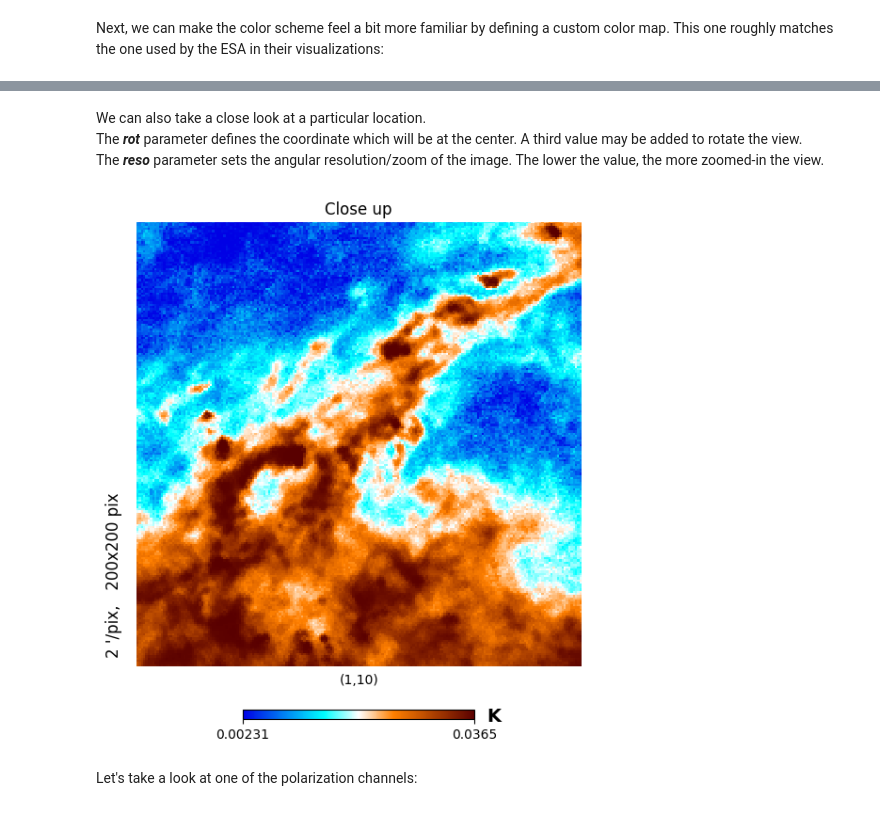
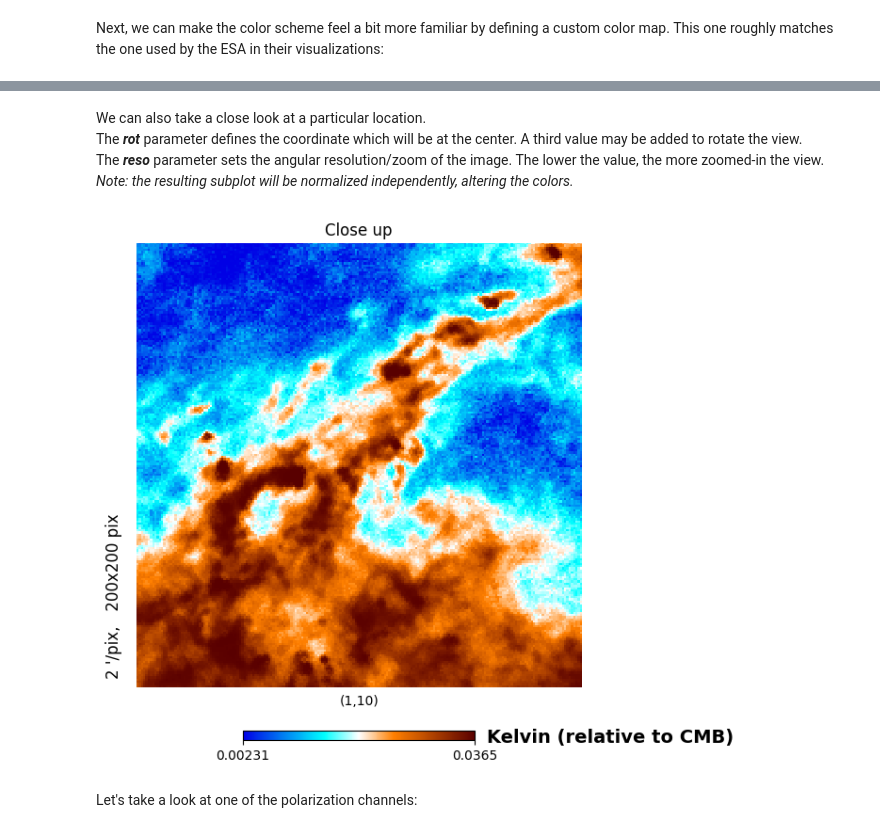
Before and after one commit to asc-csa/Planck-Telescope-Data-Tutorial, a Jupyter notebook: Planck_Telescope_Data_Tutorial.ipynb, the cells around one changed output, grey strips where cells are left out. Cells and saved outputs as stored; diff of their text form; code cells hidden in the pictures.

```diff
--- a/Planck_Telescope_Data_Tutorial.ipynb
+++ b/Planck_Telescope_Data_Tutorial.ipynb
@@ -151,12 +168,13 @@ plt.show()
 # %% [markdown]
 We can also take a close look at a particular location.<br>
 The ***rot*** parameter defines the coordinate which will be at the center. A third value may be added to rotate the view.<br>
-The ***reso*** parameter sets the angular resolution/zoom of the image. The lower the value, the more zoomed-in the view.
+The ***reso*** parameter sets the angular resolution/zoom of the image. The lower the value, the more zoomed-in the view. <br>
+*Note: the resulting subplot will be normalized independently, altering the colors.*
 # %%
-hp.gnomview(temperature_channel_I_ring, rot=[1, 10], title="Close up", unit='K', norm='hist', cmap=custom_cmap, reso=2)
+hp.gnomview(temperature_channel_I_ring, rot=[1, 10], title="Close up", unit='Kelvin (relative to CMB)', norm='hist', cmap=custom_cmap, reso=2)
 plt.show()
 # %% [output]
-[figure, old version]
+[figure, new version]
 # %% [markdown]
 Let's take a look at one of the polarization channels:
 # %%
```
Also changed, not shown: parts of 11 cells of this notebook.
